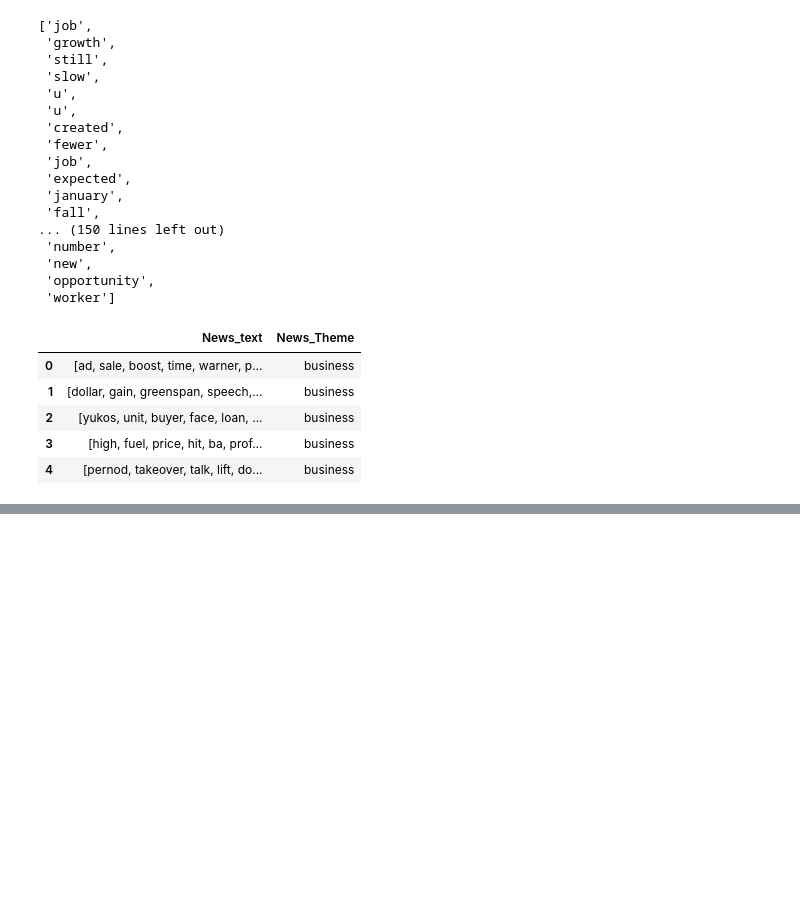
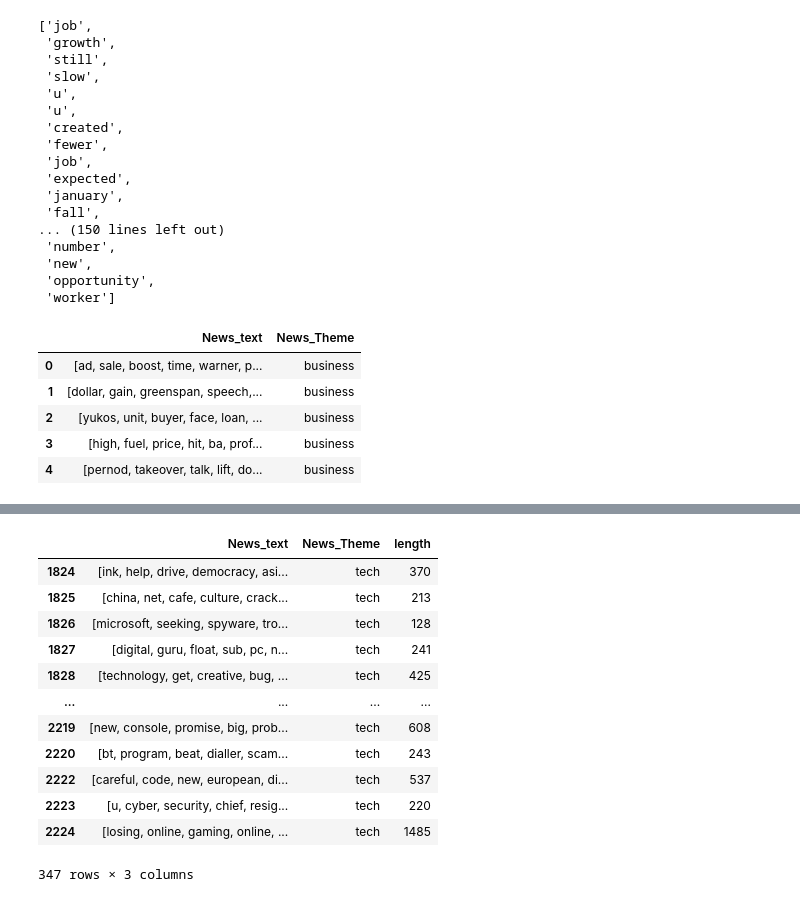
Before and after one commit to sahoomrutyunjaya12345/TopicModellingonNewsArticle, a Jupyter notebook: TopicModellingOnNewsArticle_CapstoneProject.ipynb, the cells around one changed output, grey strips where cells are left out. Cells and saved outputs as stored; diff of their text form; code cells hidden in the pictures; blank space fills up the shorter version.

```diff
--- a/TopicModellingOnNewsArticle_CapstoneProject.ipynb
+++ b/TopicModellingOnNewsArticle_CapstoneProject.ipynb
@@ -476,0 +619,16 @@ data_df.head()
+# %%
+Tech_data
+# %% [output]
+|  | News_text | News_Theme | length |
+| 1824 | [ink, help, drive, democracy, asi... | tech | 370 |
+| 1825 | [china, net, cafe, culture, crack... | tech | 213 |
+| 1826 | [microsoft, seeking, spyware, tro... | tech | 128 |
+| 1827 | [digital, guru, float, sub, pc, n... | tech | 241 |
+| 1828 | [technology, get, creative, bug, ... | tech | 425 |
+| ... | ... | ... | ... |
+| 2219 | [new, console, promise, big, prob... | tech | 608 |
+| 2220 | [bt, program, beat, dialler, scam... | tech | 243 |
+| 2222 | [careful, code, new, european, di... | tech | 537 |
+| 2223 | [u, cyber, security, chief, resig... | tech | 220 |
+| 2224 | [losing, online, gaming, online, ... | tech | 1485 |
+347 rows × 3 columns
```
Also changed, not shown: parts of 24 cells of this notebook.
